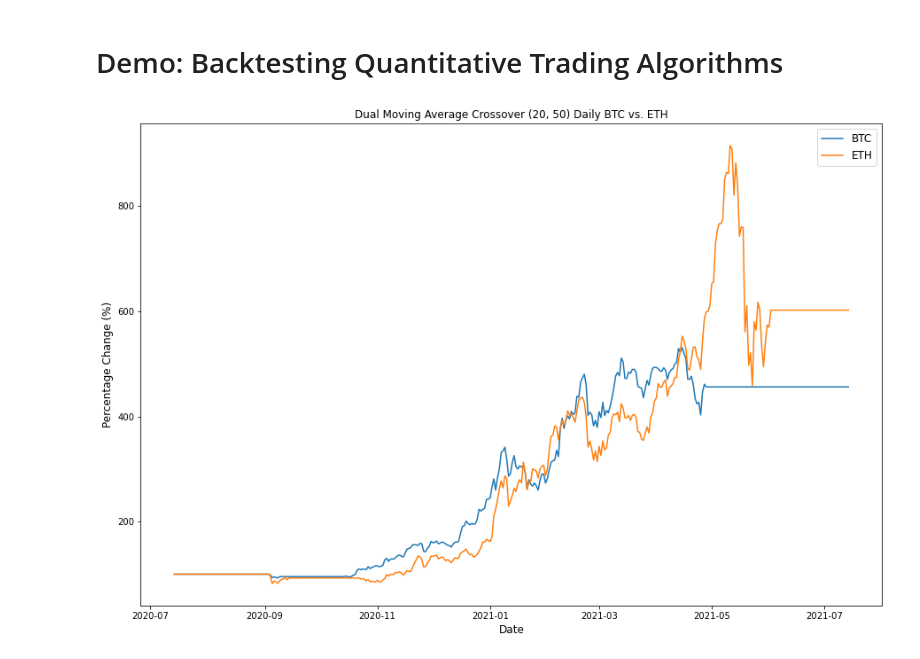
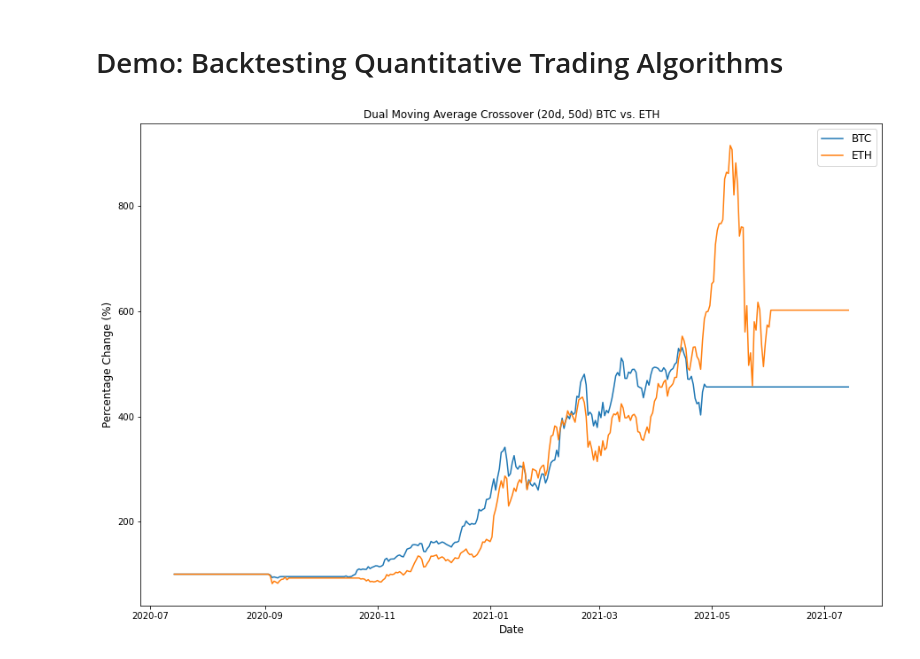
Before and after one commit to ShabbirHasan1/trading-algos, a Jupyter notebook: demo.ipynb, the cells around one changed output. Drawn from its saved outputs; the diff is of its cells as text; code cells hidden in the pictures.

```diff
--- a/demo.ipynb
+++ b/demo.ipynb
@@ -25,15 +25,15 @@ result_eth = utils.run_backtest(df_eth, dma_crossover)
 # %%
 # Compute percent change
 result_btc['Percent Change'] = result_btc['Portfolio Value'].apply(lambda x: 100 * x / result_btc['Portfolio Value'].iloc[0])
 result_eth['Percent Change'] = result_eth['Portfolio Value'].apply(lambda x: 100 * x / result_eth['Portfolio Value'].iloc[0])
 
 # Plot percent change
 fig, ax = plt.subplots(figsize=(15, 10))
 ax.plot(result_btc['Date'], result_btc['Percent Change'], label="BTC")
 ax.plot(result_eth['Date'], result_eth['Percent Change'], label="ETH")
 ax.legend(fontsize='large')
 ax.set_xlabel("Date", fontsize='large')
 ax.set_ylabel("Percentage Change (%)", fontsize='large')
-ax.set_title("Dual Moving Average Crossover (20, 50) Daily BTC vs. ETH", fontsize='large');
+ax.set_title("Dual Moving Average Crossover (20d, 50d) BTC vs. ETH", fontsize='large');
 # %% [output]
-[figure, old version]
+[figure, new version]
```
Also changed, not shown: 1 other file.
